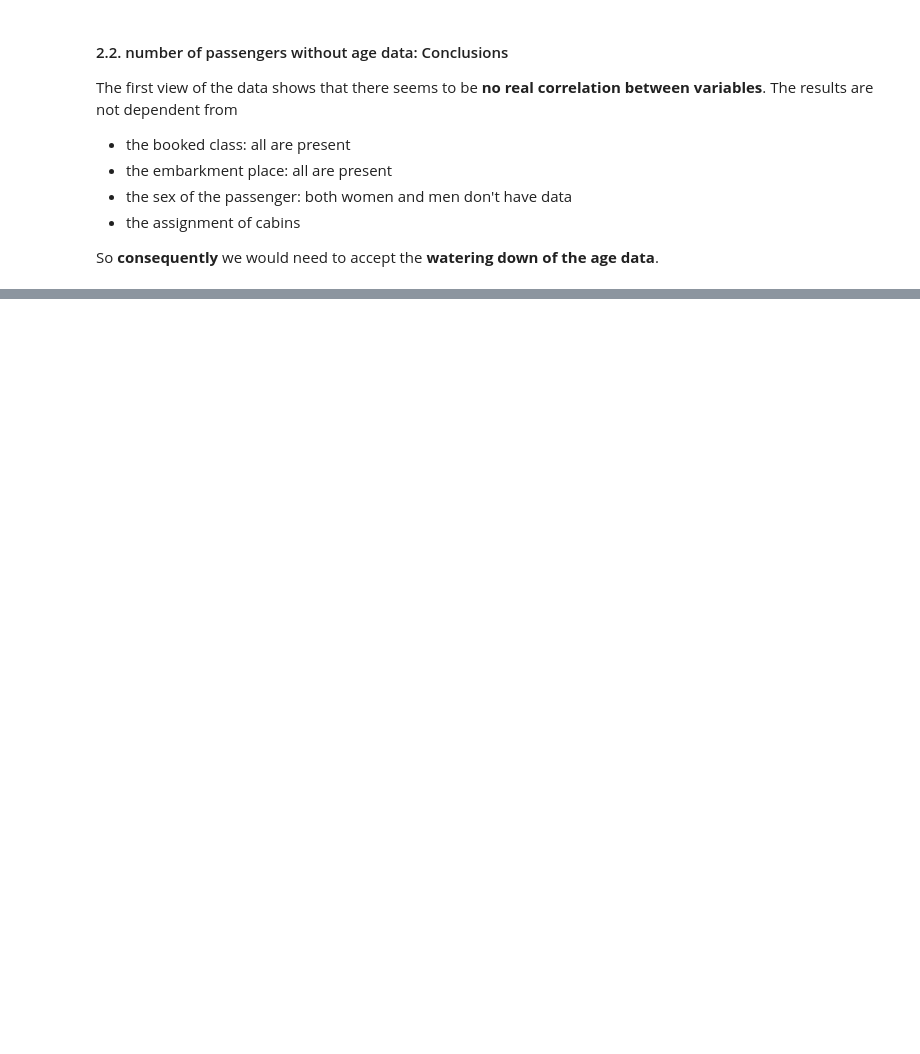
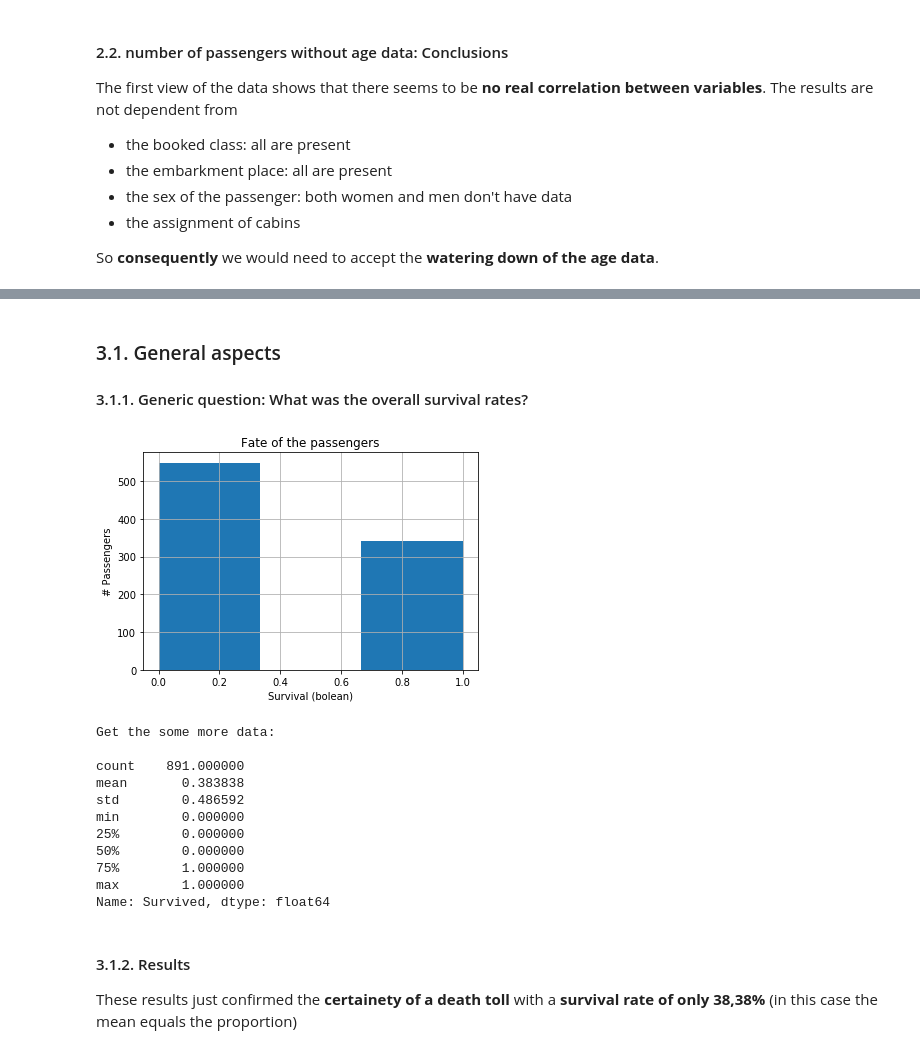
Before and after one commit to guillaumesimler/nanodap1, a Jupyter notebook: Titanic Data - DAND Project 1.ipynb, the cells around one changed output, grey strips where cells are left out. Drawn from its saved outputs; the diff is of its cells as text; code cells hidden in the pictures; blank space fills up the shorter version.

```diff
--- a/Titanic Data - DAND Project 1.ipynb
+++ b/Titanic Data - DAND Project 1.ipynb
@@ -133,0 +211,36 @@ So **consequently** we would need to accept the **watering down of the age data*
+# %% [markdown]
+### 3.1. General aspects
+
+#### 3.1.1. Generic question: What was the overall survival rates?
+# %%
+def display_survivalrate(df):
+    df.hist(bins = 3)
+    plt.xlabel('Survival (bolean)')
+    plt.ylabel('# Passengers')
+    plt.title('Fate of the passengers')
+    plt.show()
+
+    print "Get the some more data: "
+    print
+    print df.describe()
+# %%
+survival = passenger_df['Survived']
+
+display_survivalrate(survival)
+# %% [output]
+[figure, added]
+Get the some more data:
+
+count    891.000000
+mean       0.383838
+std        0.486592
+min        0.000000
+25%        0.000000
+50%        0.000000
+75%        1.000000
+max        1.000000
+Name: Survived, dtype: float64
+# %% [markdown]
+#### 3.1.2. Results
+
+These results just confirmed the **certainety of a death toll** with a **survival rate of only 38,38%** (in this case the mean equals the proportion)
```
Also changed, not shown: parts of 20 cells of this notebook.
